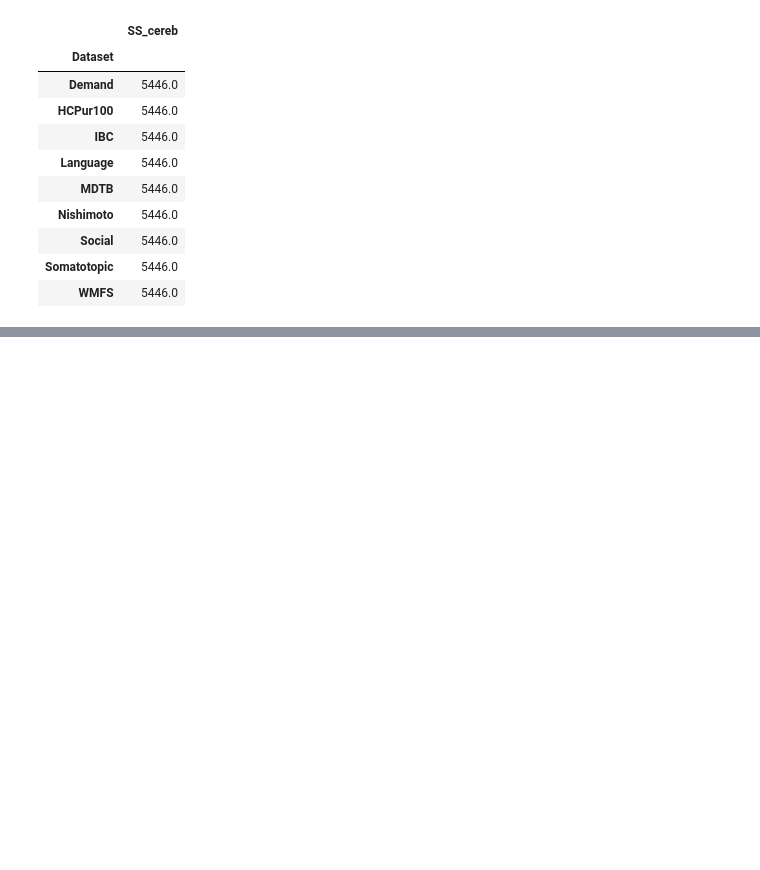
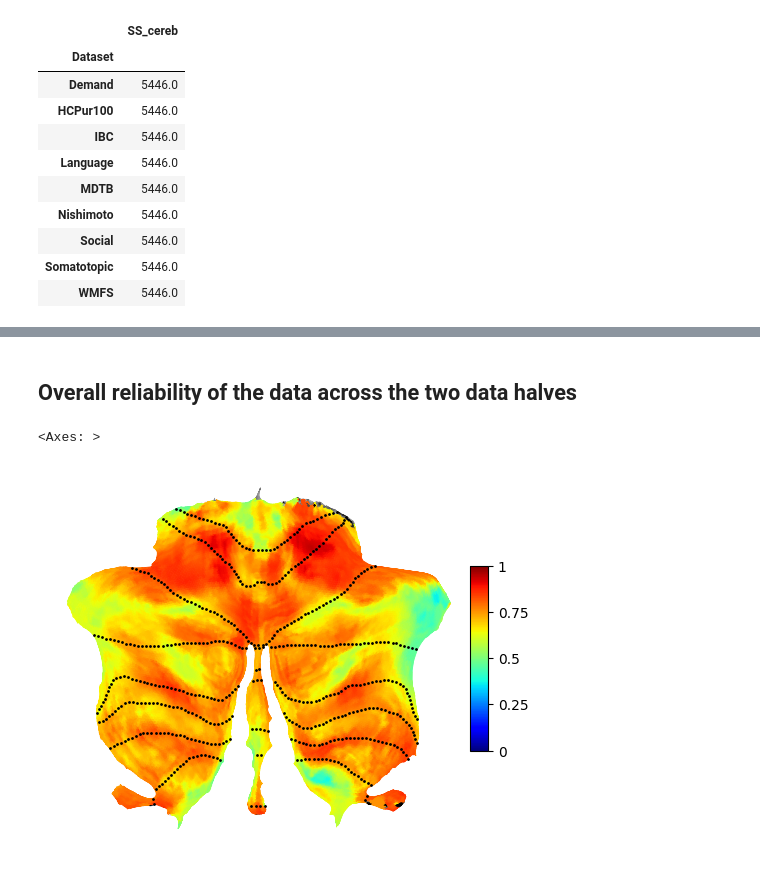
Before and after one commit to DiedrichsenLab/cortico_cereb_connectivity, a Jupyter notebook: notebooks/3. Scaling_in_out_model/Global_dataset_scaling.ipynb, the cells around one changed output, grey strips where cells are left out. Saved outputs shown, nothing was run; the diff lists cells and outputs as text; code cells hidden in the pictures; blank space fills up the shorter version.

```diff
--- a/notebooks/3. Scaling_in_out_model/Global_dataset_scaling.ipynb
+++ b/notebooks/3. Scaling_in_out_model/Global_dataset_scaling.ipynb
@@ -112,0 +104,11 @@ for i in range(4):
+# %% [markdown]
+## Overall reliability of the data across the two data halves
+# %%
+idx1 = np.where(D.Half=='half1')[0]
+idx2 = np.where(D.Half=='half2')[0]
+# Calculate cosine simimialrty between the two halves for each voxel
+cossim = (Y[idx1,:]*Y[idx2,:]).sum(axis=0)/np.sqrt((Y[idx1,:]**2).sum(axis=0)*(Y[idx2,:]**2).sum(axis=0))
+ffpl.plot_cerebellum(cossim,cscale=[0,1],colorbar=True)
+# %% [output]
+<Axes: >
+[figure, added]
```
Also changed, not shown: parts of 3 cells of this notebook, 1 other file.
